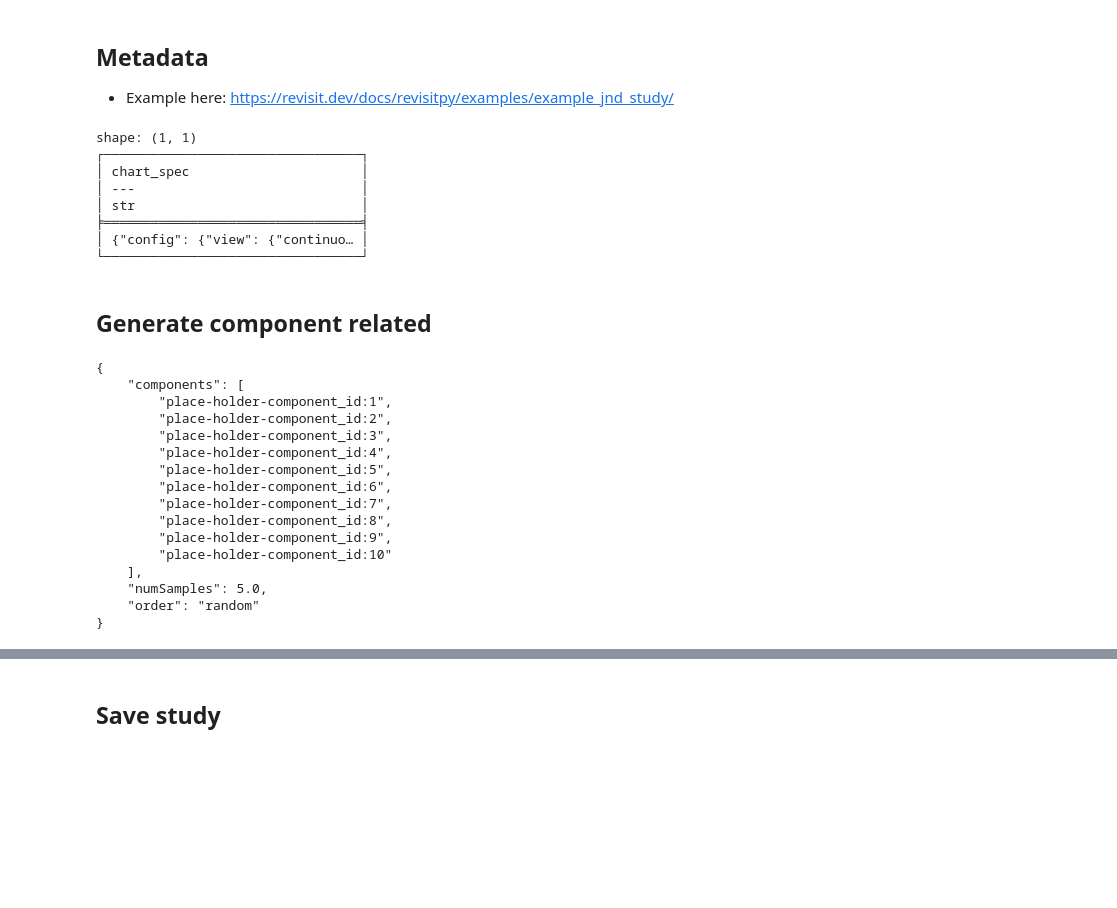
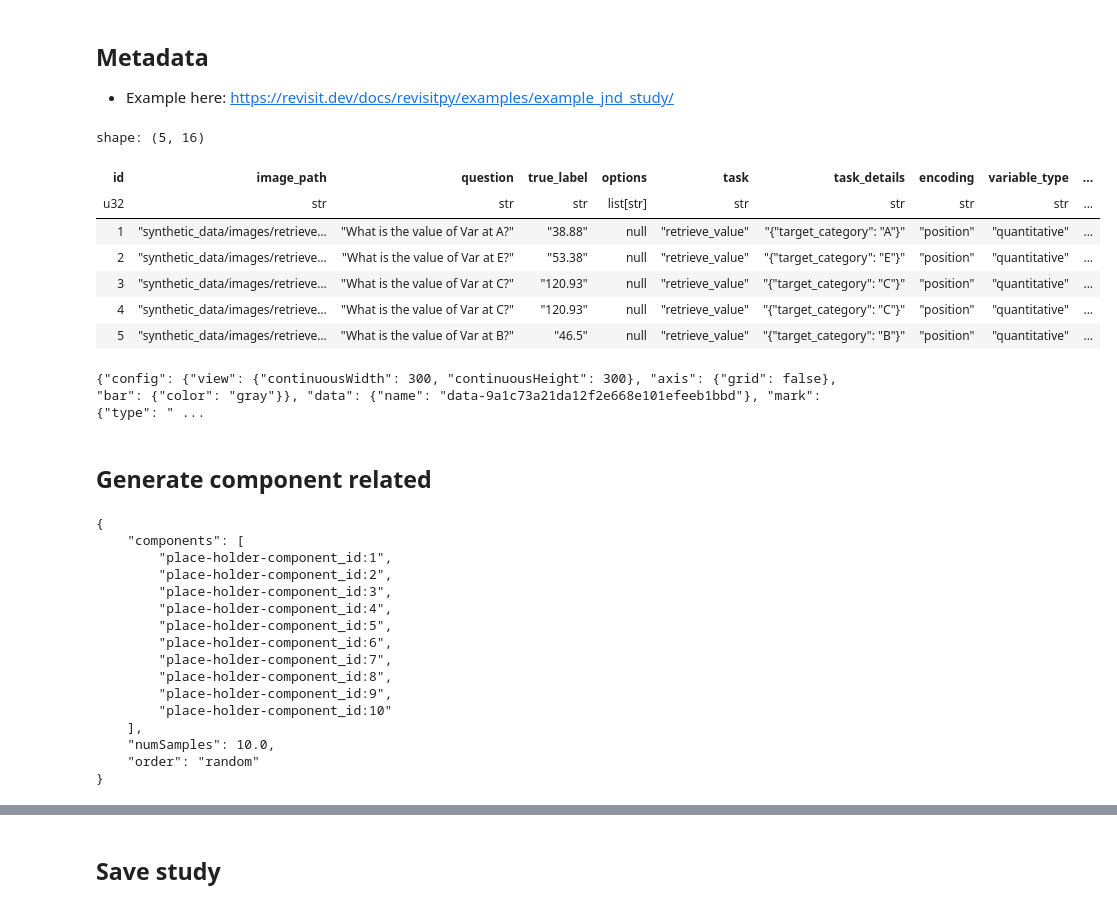
Before and after one commit to mika-long/vis-decode, a Jupyter notebook: generate_config.ipynb, the cells around one changed output, grey strips where cells are left out. Cells and saved outputs as stored; diff of their text form; code cells hidden in the pictures; blank space fills up the shorter version.

```diff
--- a/generate_config.ipynb
+++ b/generate_config.ipynb
@@ -52,18 +52,23 @@ ui_config = rvt.uiConfig(
 # %%
 # read in data
 
 ret_df = pl.read_parquet('public/vis-decode-retrieve-value/encqa_v1_ret.parquet')
+# add a column for the id
+ret_df = ret_df.with_row_index("id", offset=1)
+ret_df.head()
+# %% [output]
+shape: (5, 16)
+| id | image_path | question | true_label | options | task | task_details | encoding | variable_type | ... |
+| u32 | str | str | str | list[str] | str | str | str | str | ... |
+| 1 | "synthetic_data/images/retrieve… | "What is the value of Var at A?" | "38.88" | null | "retrieve_value" | "{"target_category": "A"}" | "position" | "quantitative" | ... |
+| 2 | "synthetic_data/images/retrieve… | "What is the value of Var at E?" | "53.38" | null | "retrieve_value" | "{"target_category": "E"}" | "position" | "quantitative" | ... |
+| 3 | "synthetic_data/images/retrieve… | "What is the value of Var at C?" | "120.93" | null | "retrieve_value" | "{"target_category": "C"}" | "position" | "quantitative" | ... |
+| 4 | "synthetic_data/images/retrieve… | "What is the value of Var at C?" | "120.93" | null | "retrieve_value" | "{"target_category": "C"}" | "position" | "quantitative" | ... |
+| 5 | "synthetic_data/images/retrieve… | "What is the value of Var at B?" | "46.5" | null | "retrieve_value" | "{"target_category": "B"}" | "position" | "quantitative" | ... |
 # %%
-print(ret_df.select(pl.col('chart_spec')).head(1))
+print(ret_df.select(pl.col('chart_spec')).head(1).item())
 # %% [output]
-shape: (1, 1)
-┌─────────────────────────────────┐
-│ chart_spec                      │
-│ ---                             │
-│ str                             │
-╞═════════════════════════════════╡
-│ {"config": {"view": {"continuo… │
-└─────────────────────────────────┘
+{"config": {"view": {"continuousWidth": 300, "continuousHeight": 300}, "axis": {"grid": false}, "bar": {"color": "gray"}}, "data": {"name": "data-9a1c73a21da12f2e668e101efeeb1bbd"}, "mark": {"type": " ...
 # %% [markdown]
 ## Generate component related
 # %%
@@ -80,7 +85,7 @@ new_df = pd.DataFrame({"id": [i + 1 for i in range(10)]})
 new_df.to_csv('data.csv', index=False)
 # print(rvt.data("data.csv"))
 
-data_sequence = rvt.sequence(order = 'random', numSamples=5).from_data(rvt.data("data.csv"))
+data_sequence = rvt.sequence(order = 'random', numSamples=10).from_data(rvt.data("data.csv"))
 print(data_sequence)
 # %% [output]
 {
@@ -96,7 +101,7 @@ print(data_sequence)
         "place-holder-component_id:9",
         "place-holder-component_id:10"
     ],
-    "numSamples": 5.0,
+    "numSamples": 10.0,
     "order": "random"
 }
 # %%
```
Also changed, not shown: parts of 6 cells of this notebook, 1 other file.
